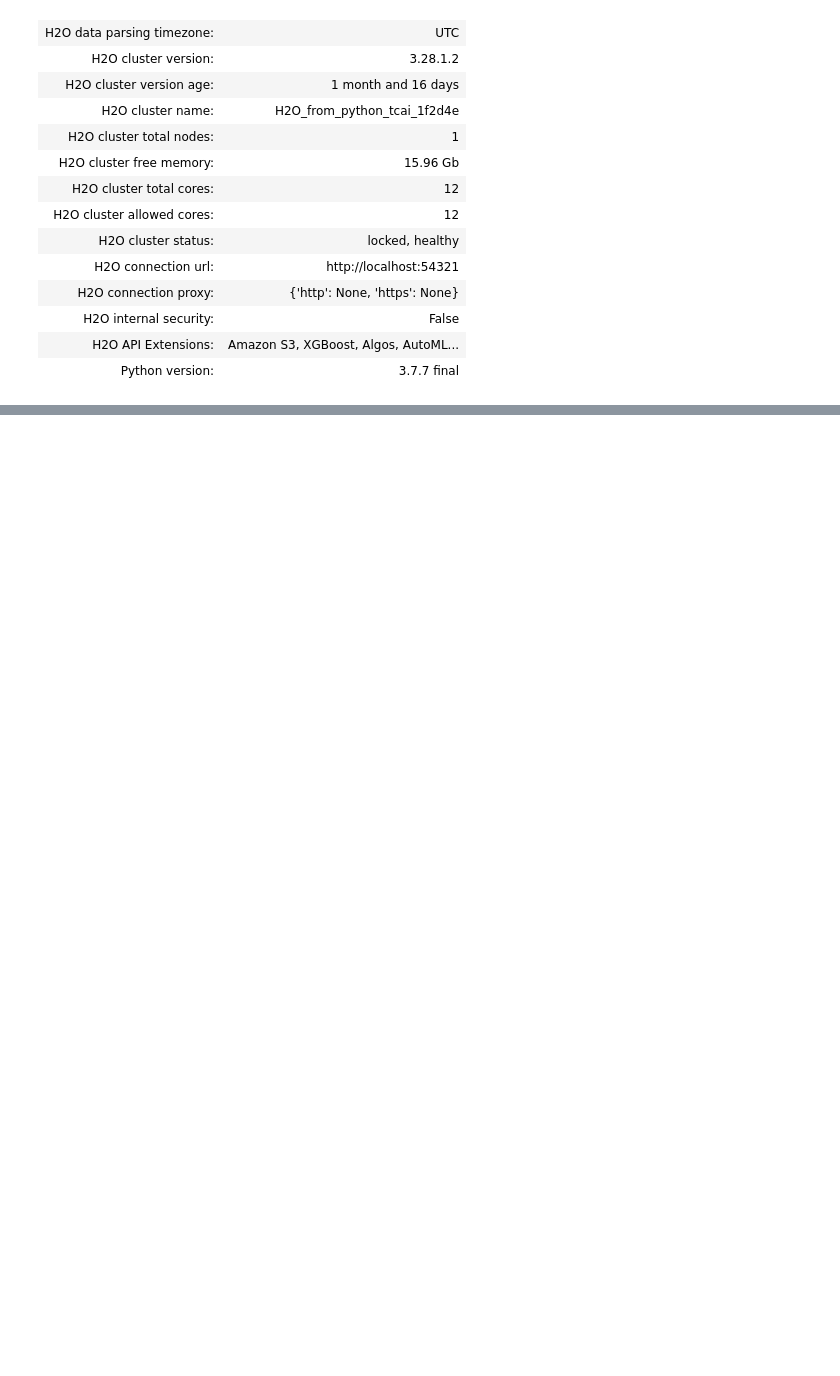
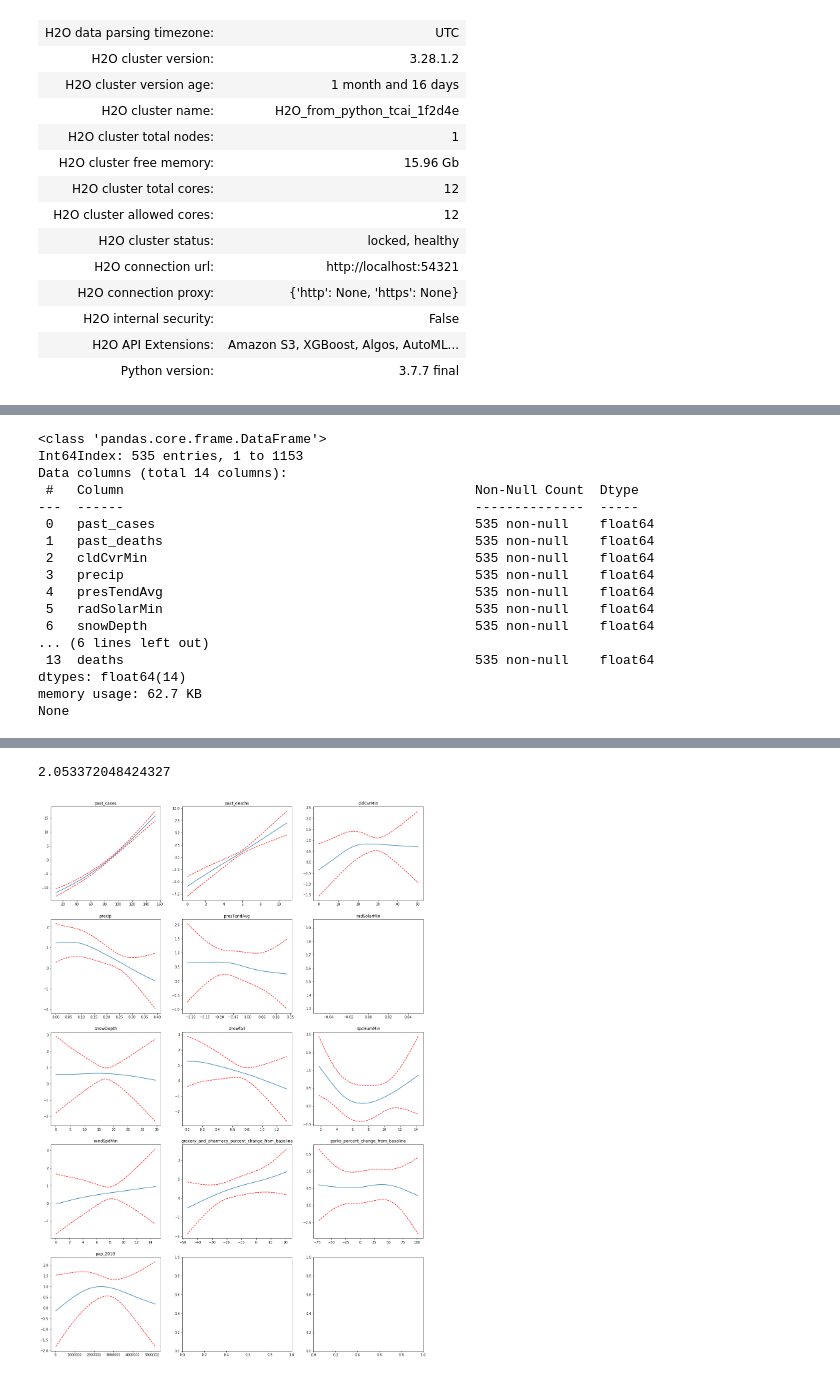
Before and after one commit to TianyuanCai/covid19, a Jupyter notebook: model/glm.ipynb, the cells around one changed output, grey strips where cells are left out. Cells and saved outputs as stored; diff of their text form; code cells hidden in the pictures; blank space fills up the shorter version.

```diff
--- a/model/glm.ipynb
+++ b/model/glm.ipynb
@@ -142,4 +177,22 @@ for metric in ['r2', 'mae']:
 # %%
 # try gam
-fig = simplified_model.linear_gam(prepare_model_data((0, 7), 14, 'deaths'), 'deaths', seed=1)
+fig = linear_gam(prepare_model_data((0, 7), 14, 'deaths'), 'deaths', seed=1)
 plt.show()
+# %% [output]
+<class 'pandas.core.frame.DataFrame'>
+Int64Index: 535 entries, 1 to 1153
+Data columns (total 14 columns):
+ #   Column                                             Non-Null Count  Dtype
+---  ------                                             --------------  -----
+ 0   past_cases                                         535 non-null    float64
+ 1   past_deaths                                        535 non-null    float64
+ 2   cldCvrMin                                          535 non-null    float64
+ 3   precip                                             535 non-null    float64
+ 4   presTendAvg                                        535 non-null    float64
+ 5   radSolarMin                                        535 non-null    float64
+ 6   snowDepth                                          535 non-null    float64
+... (6 lines left out)
+ 13  deaths                                             535 non-null    float64
+dtypes: float64(14)
+memory usage: 62.7 KB
+None
@@ -145,0 +200,2 @@ plt.show()
+2.053372048424327
+[figure, added]
```
Also changed, not shown: parts of 6 cells of this notebook, 2 other files.
